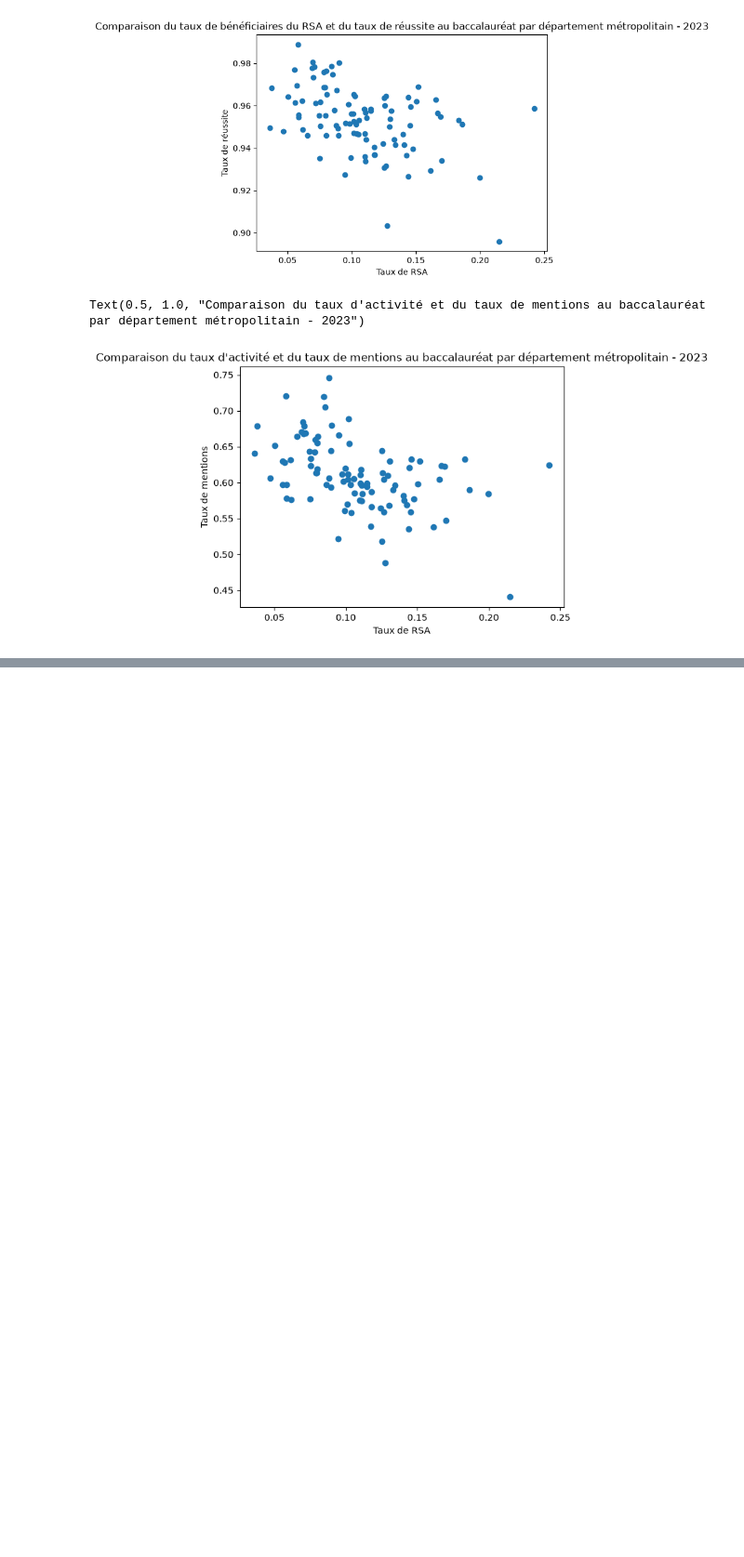
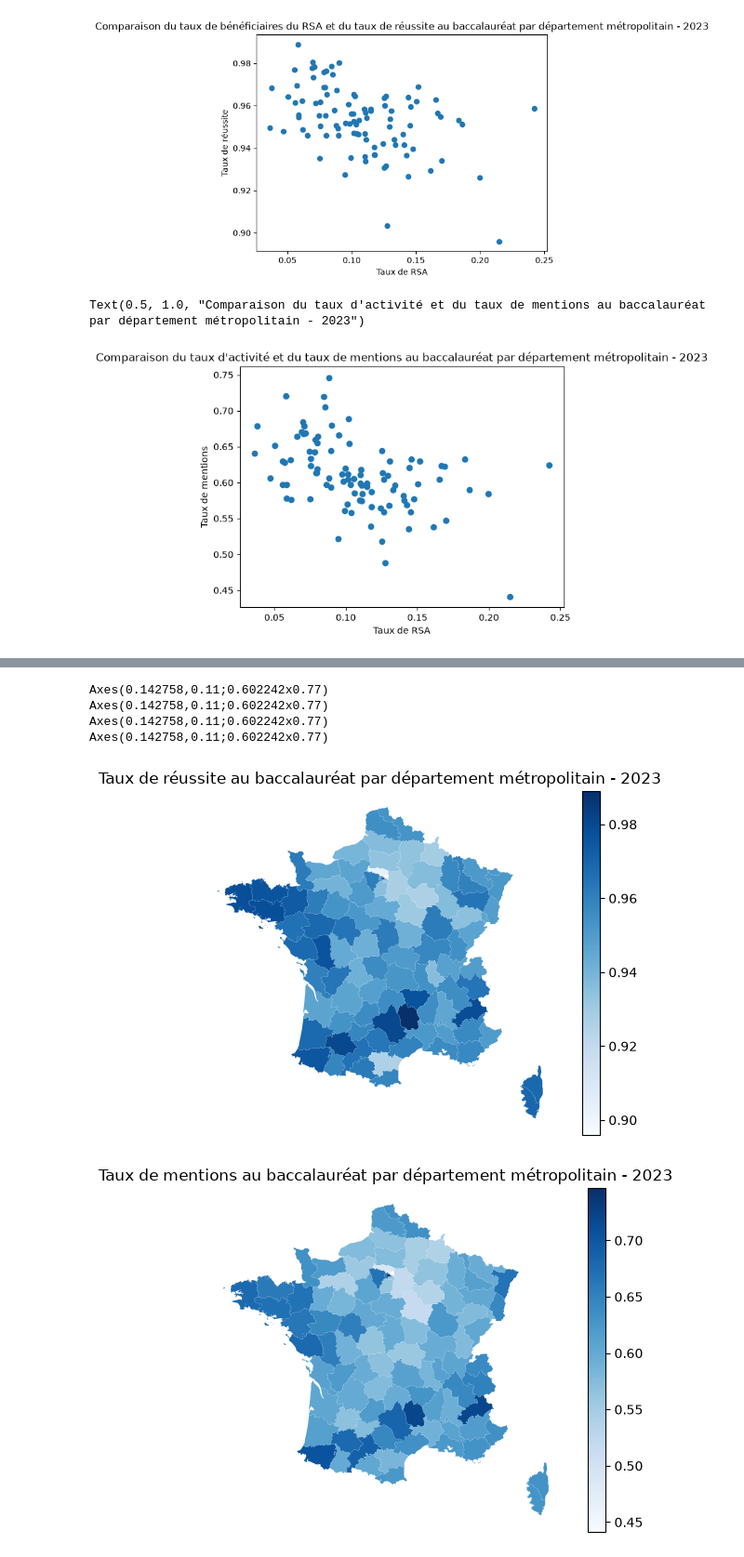
Before and after one commit to ma2nons/Projet-python, a Jupyter notebook: département/test_niveau dep.ipynb, the cells around one changed output, grey strips where cells are left out. Shown at 93% size. Saved outputs shown, nothing was run; the diff lists cells and outputs as text; code cells hidden in the pictures; blank space fills up the shorter version.

```diff
--- a/département/test_niveau dep.ipynb
+++ b/département/test_niveau dep.ipynb
@@ -1,9 +21,5 @@
 # %%
-import numpy as np
-import pandas as pd
-import matplotlib.pyplot as plt
-
-emploi = pd.read_csv("DS_RP_EMPLOI_LR_COMP_2023_data.csv",sep=";",dtype={"GEO": str,"EMPSTA_ENQ":str})
+emploi = pd.read_csv("../DS_RP_EMPLOI_LR_COMP_2023_data.csv",sep=";",dtype={"GEO": str,"EMPSTA_ENQ":str})
 emploi = emploi [['TIME_PERIOD','EMPSTA_ENQ','GEO_OBJECT','GEO','OBS_VALUE','PCS']]
 
 emploi_dep = emploi.loc[emploi["GEO_OBJECT"] == "DEP"]
@@ -51,7 +67,7 @@ emploi_dep.sort_values(by="Taux d'activité").head()
 # %% [markdown]
 Les données de bac proviennent de : https://www.data.gouv.fr/datasets/indicateurs-de-valeur-ajoutee-des-lycees-denseignement-general-et-technologique-ancienne-version
 # %%
-bac = pd.read_csv("fr-en-indicateurs-de-resultat-des-lycees-denseignement-general-et-technologique.csv",sep=";")
+bac = pd.read_csv("../fr-en-indicateurs-de-resultat-des-lycees-denseignement-general-et-technologique.csv",sep=";")
 
 bac["Nombre de réussites"] = bac["Presents - Toutes series"]*bac["Taux de reussite - Toutes series"]/100
 bac["Nombre de mentions"] = bac["Presents - Toutes series"]*bac["Taux de mentions - Toutes series"]/100
@@ -141,7 +157,7 @@ Le résultat est assez similaire.
 On se penche désormais sur les données d'inscrits au RSA, également présentes sur le site data.gouv.
 On le nettoie pour garder les données intéressantes et le rendre plus facile à manipuler. On reprend l'année 2023, on prend le 1er janvier arbitrairement.
 # %%
-rsa= pd.read_csv("rsa_ppa_s_agg_age_5_dep.csv",sep=";")
+rsa= pd.read_csv("../rsa_ppa_s_agg_age_5_dep.csv",sep=";")
 
 rsa=rsa[rsa["Date référence"]=="2023-01-01"]
 
@@ -213,0 +259,47 @@ Text(0.5, 1.0, "Comparaison du taux d'activité et du taux de mentions au baccal
+# %%
+graph_réussite = france_metro.plot(
+    column="Taux de réussite",
+    legend=True,
+    cmap="Blues",
+)
+graph_réussite.set_axis_off()
+graph_réussite.set_title("Taux de réussite au baccalauréat par département métropolitain - 2023")
+
+print(graph_réussite)
+
+graph_mentions = france_metro.plot(
+    column="Taux de mentions",
+    legend=True,
+    cmap="Blues",
+)
+graph_mentions.set_axis_off()
+graph_mentions.set_title("Taux de mentions au baccalauréat par département métropolitain - 2023")
+
+print(graph_mentions)
+
+graph_activité = france_metro.plot(
+    column="Taux d'activité",
+    legend=True,
+    cmap="Blues",
+)
+graph_activité.set_axis_off()
+graph_activité.set_title("Taux d'activité par département métropolitain - 2023")
+
+print(graph_activité)
+
+graph_rsa = france_metro.plot(
+    column="Nombre personnes bénéficiant du RSA par actif",
+    legend=True,
+    cmap="Blues",
+)
+graph_rsa.set_axis_off()
+graph_rsa.set_title("TNombre personnes bénéficiant du RSA par actif par département métropolitain - 2023")
+
+print(graph_rsa)
+# %% [output]
+Axes(0.142758,0.11;0.602242x0.77)
+Axes(0.142758,0.11;0.602242x0.77)
+Axes(0.142758,0.11;0.602242x0.77)
+Axes(0.142758,0.11;0.602242x0.77)
+[figure, added]
+[figure, added]
```
Also changed, not shown: parts of 3 cells of this notebook, 1 other file.
